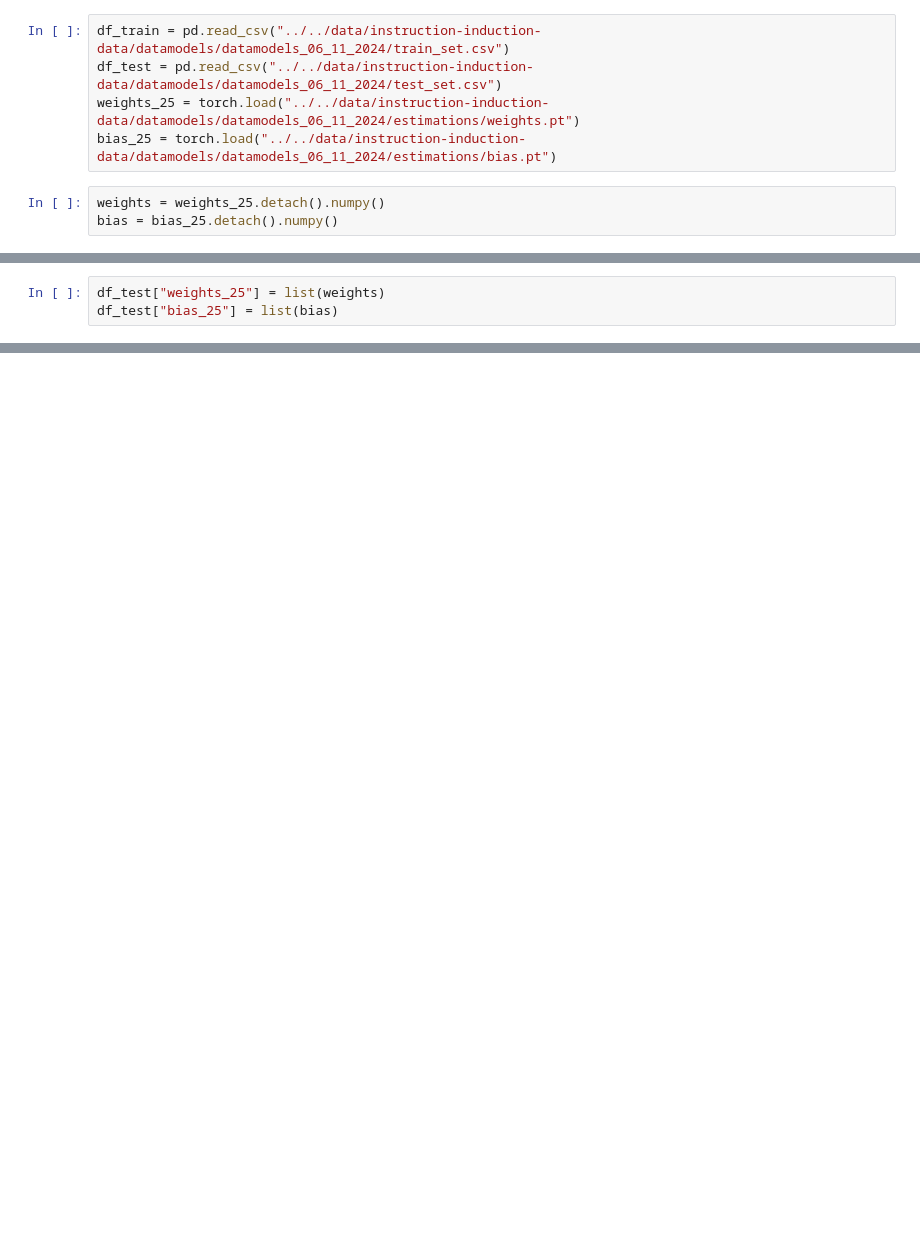
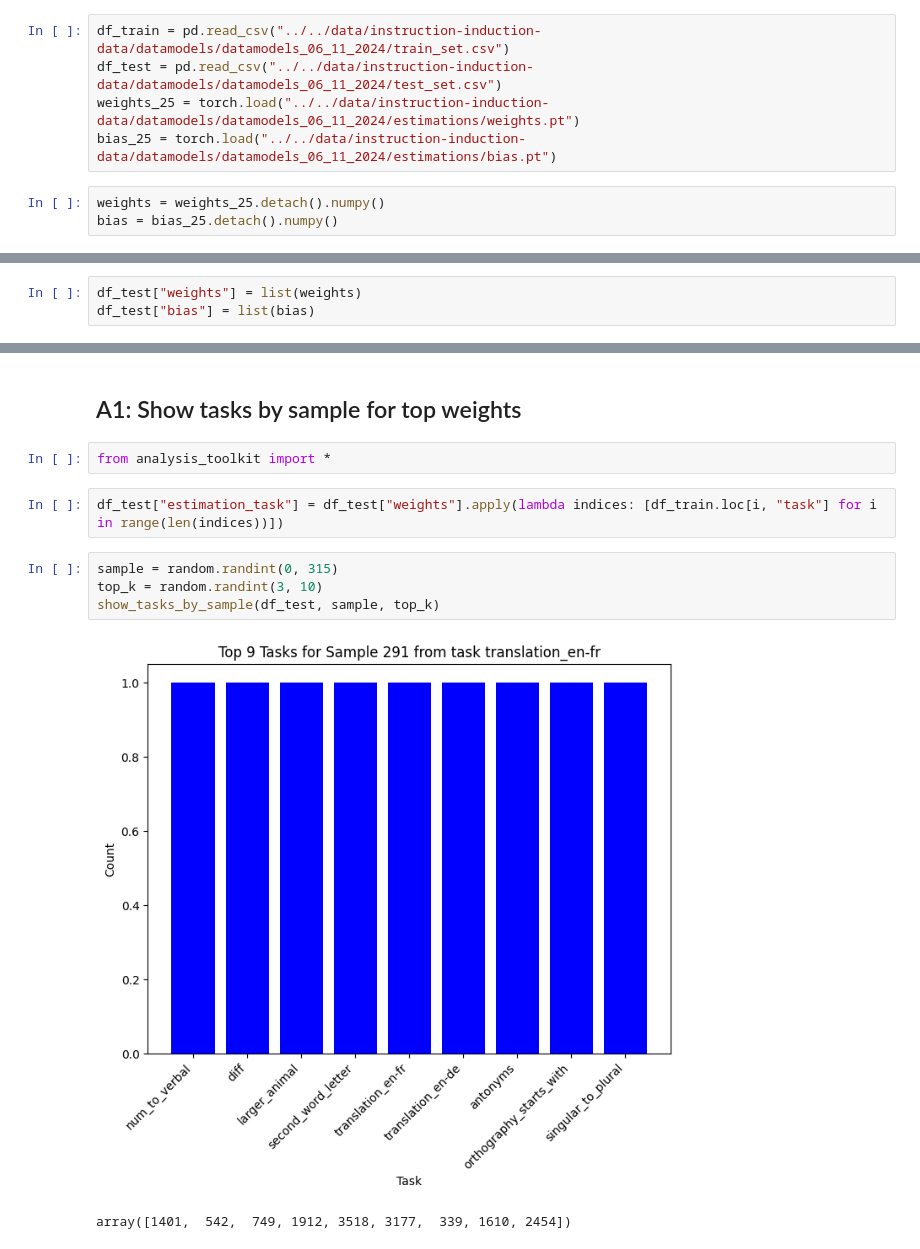
Before and after one commit to CaioRhoden/datamodels-context-reduction, a Jupyter notebook: experiments/datamodels-retriever-comparison/estimations_importance.ipynb, the cells around one changed output, grey strips where cells are left out. Saved outputs shown, nothing was run; the diff lists cells and outputs as text; blank space fills up the shorter version.

Commit message:
performance analysis of first datamodel

```diff
--- a/experiments/datamodels-retriever-comparison/estimations_importance.ipynb
+++ b/experiments/datamodels-retriever-comparison/estimations_importance.ipynb
@@ -13,3 +20,3 @@ bias = bias_25.detach().numpy()
 # %%
-df_test["weights_25"] = list(weights)
-df_test["bias_25"] = list(bias)
+df_test["weights"] = list(weights)
+df_test["bias"] = list(bias)
@@ -31,0 +23,13 @@ df_test
+# %% [markdown]
+## A1: Show tasks by sample for top weights
+# %%
+from analysis_toolkit import *
+# %%
+df_test["estimation_task"] = df_test["weights"].apply(lambda indices: [df_train.loc[i, "task"] for i in range(len(indices))])
+# %%
+sample = random.randint(0, 315)
+top_k = random.randint(3, 10)
+show_tasks_by_sample(df_test, sample, top_k)
+# %% [output]
+[figure, added]
+array([1401,  542,  749, 1912, 3518, 3177,  339, 1610, 2454])
```
Also changed, not shown: parts of 15 cells of this notebook, 1 other file.
